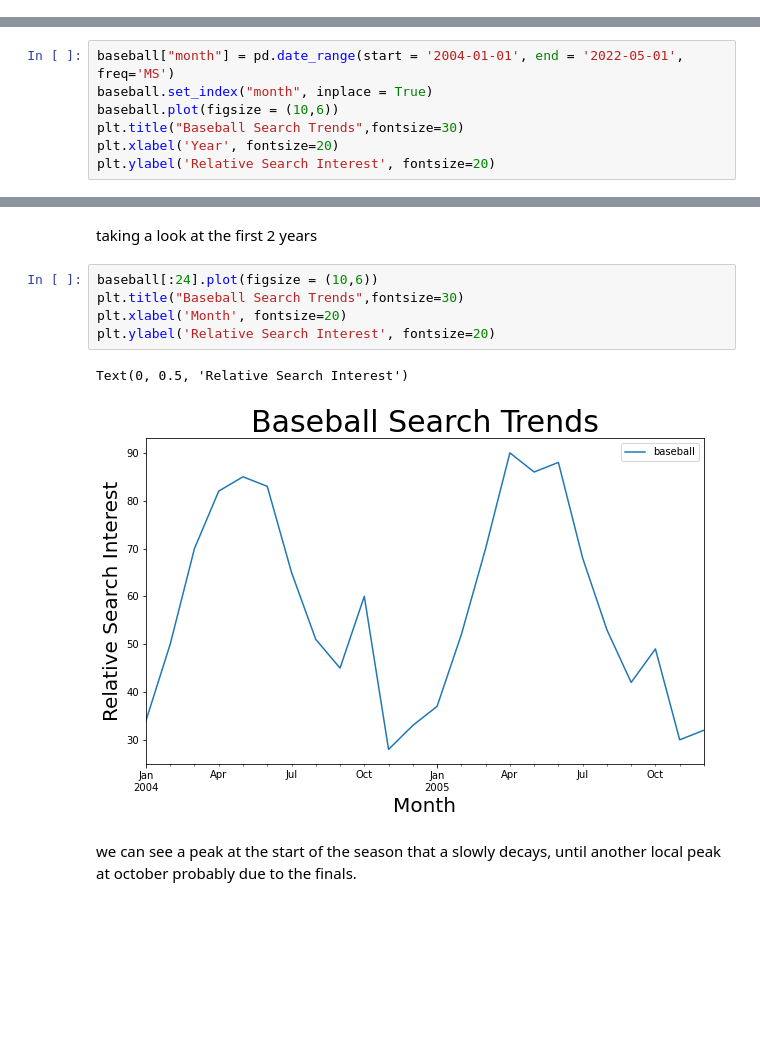
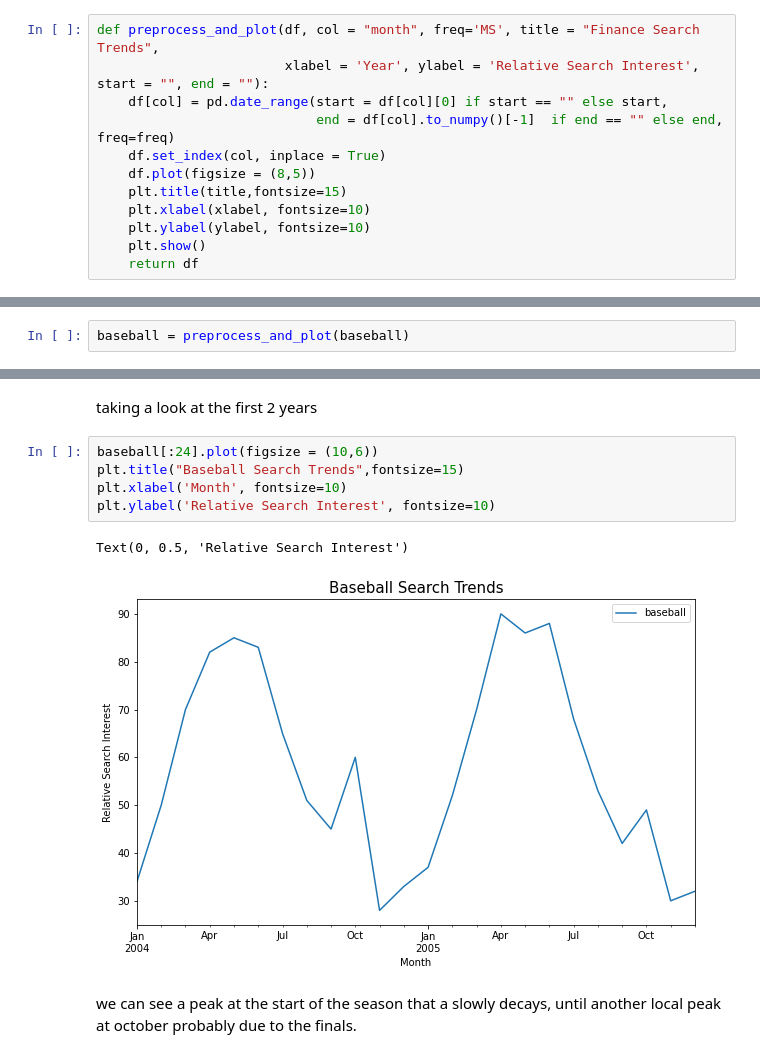
Before and after one commit to roihezkiyahu/Time-Series-Course, a Jupyter notebook: HW5/HW5.ipynb, the cells around one changed output, grey strips where cells are left out. Cells and saved outputs as stored; diff of their text form; blank space fills up the shorter version.

```diff
--- a/HW5/HW5.ipynb
+++ b/HW5/HW5.ipynb
@@ -28,0 +20,12 @@ Text(0, 0.5, 'Relative Search Interest')
+# %%
+def preprocess_and_plot(df, col = "month", freq='MS', title = "Finance Search Trends",
+                        xlabel = 'Year', ylabel = 'Relative Search Interest', start = "", end = ""):
+    df[col] = pd.date_range(start = df[col][0] if start == "" else start,
+                            end = df[col].to_numpy()[-1]  if end == "" else end, freq=freq)
+    df.set_index(col, inplace = True)
+    df.plot(figsize = (8,5))
+    plt.title(title,fontsize=15)
+    plt.xlabel(xlabel, fontsize=10)
+    plt.ylabel(ylabel, fontsize=10)
+    plt.show()
+    return df
@@ -184,10 +187,3 @@ the model seem to work quite well, i tried some different models but did not get
 ## A
 # %%
 baseball = pd.read_csv("baseball_popularity.csv")
-# %%
-baseball["month"] = pd.date_range(start = '2004-01-01', end = '2022-05-01', freq='MS')
-baseball.set_index("month", inplace = True)
-baseball.plot(figsize = (10,6))
-plt.title("Baseball Search Trends",fontsize=30)
-plt.xlabel('Year', fontsize=20)
-plt.ylabel('Relative Search Interest', fontsize=20)
@@ -196,0 +190,2 @@ Text(0, 0.5, 'Relative Search Interest')
+# %%
+baseball = preprocess_and_plot(baseball)
@@ -200,12 +197,12 @@ this time series also looks seasonal without a trend, thus it is not stationary.
 taking a look at the first 2 years
 # %%
 baseball[:24].plot(figsize = (10,6))
-plt.title("Baseball Search Trends",fontsize=30)
-plt.xlabel('Month', fontsize=20)
-plt.ylabel('Relative Search Interest', fontsize=20)
+plt.title("Baseball Search Trends",fontsize=15)
+plt.xlabel('Month', fontsize=10)
+plt.ylabel('Relative Search Interest', fontsize=10)
 # %% [output]
 Text(0, 0.5, 'Relative Search Interest')
-[figure, old version]
+[figure, new version]
 # %% [markdown]
 we can see a peak at the start of the season that a slowly decays, until another local peak at october probably due to the finals.
 # %% [markdown]
```
Also changed, not shown: parts of 50 cells of this notebook.
